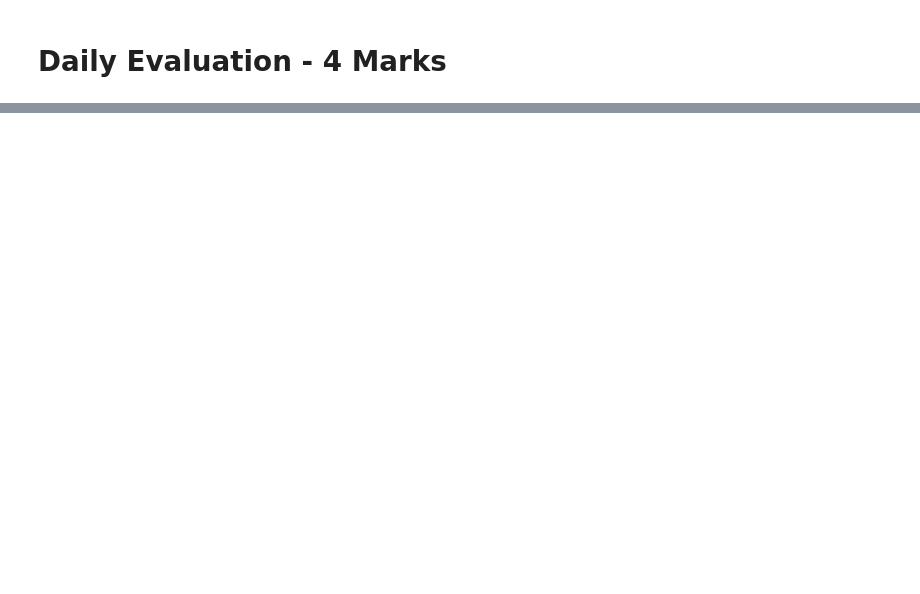
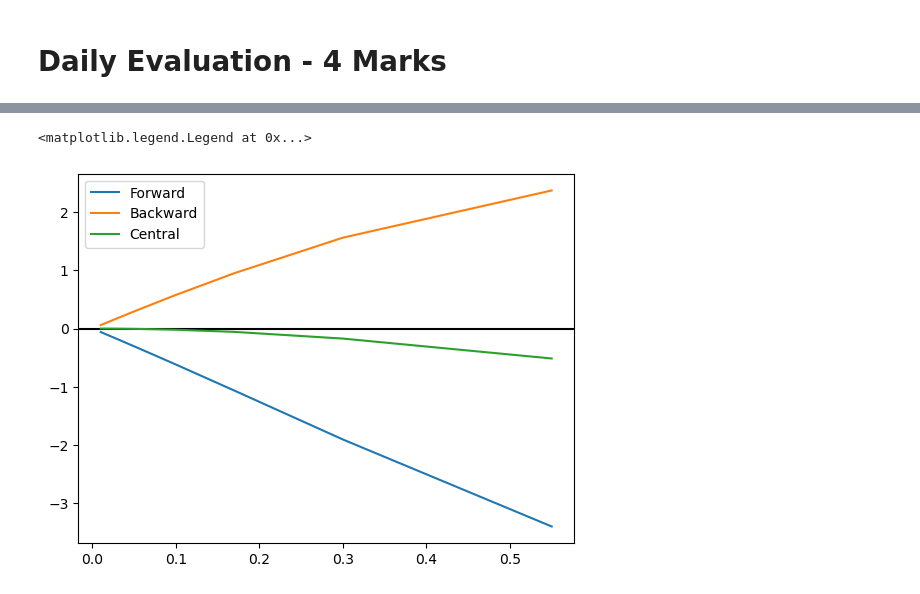
Before and after one commit to TheLubricator/cse330_lab, a Jupyter notebook: lab 5/Lab_5_Differentiation_and_Richardson_Extrapolation.ipynb, the cells around one changed output, grey strips where cells are left out. Saved outputs shown, nothing was run; the diff lists cells and outputs as text; code cells hidden in the pictures; blank space fills up the shorter version.

```diff
--- a/lab 5/Lab_5_Differentiation_and_Richardson_Extrapolation.ipynb
+++ b/lab 5/Lab_5_Differentiation_and_Richardson_Extrapolation.ipynb
@@ -317,0 +487,15 @@ ax.legend()
+# %%
+####question d
+fig, bx = plt.subplots()
+bx.axhline(y=0, color='k')
+
+h = np.array([0.55, 0.3, .17, 0.1, 0.055, 0.03, 0.017, 0.01])
+err = error_1(poly, p_prime, h, 0)
+
+bx.plot(h, err[0], label='Forward')
+bx.plot(h, err[1], label='Backward')
+bx.plot(h, err[2], label='Central')
+bx.legend()
+# %% [output]
+<matplotlib.legend.Legend at 0x...>
+[figure, added]
```
Also changed, not shown: parts of 17 cells of this notebook.
